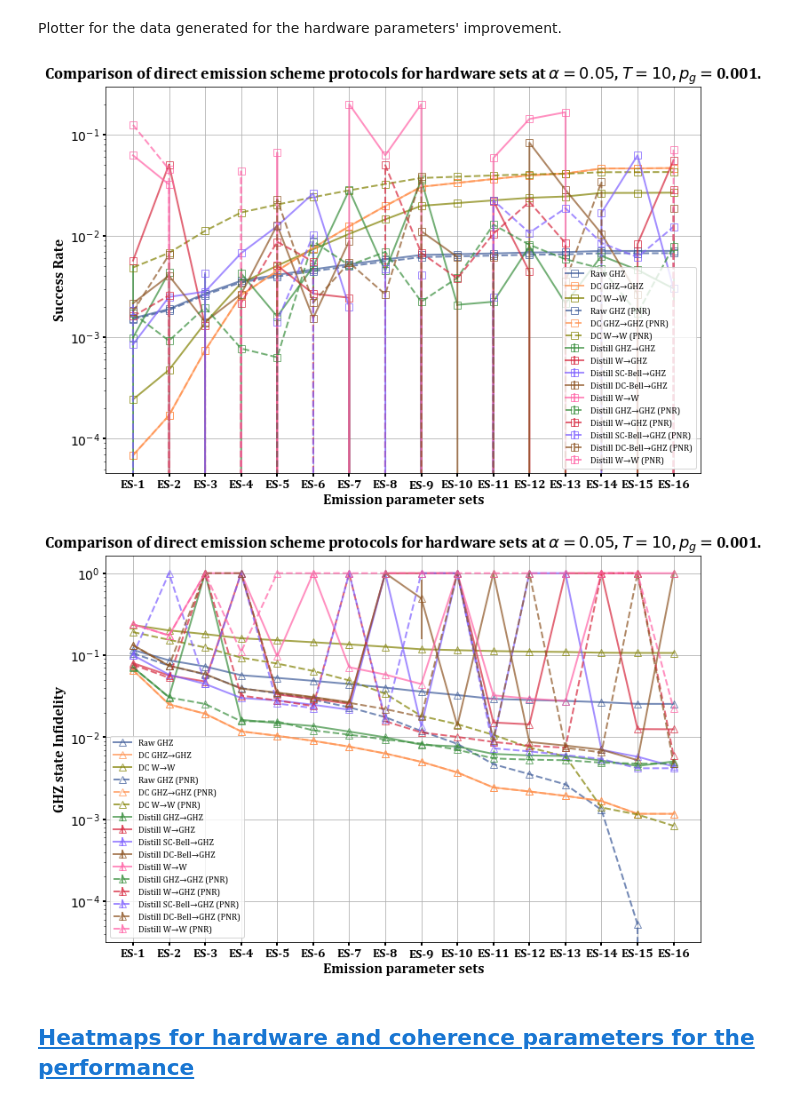
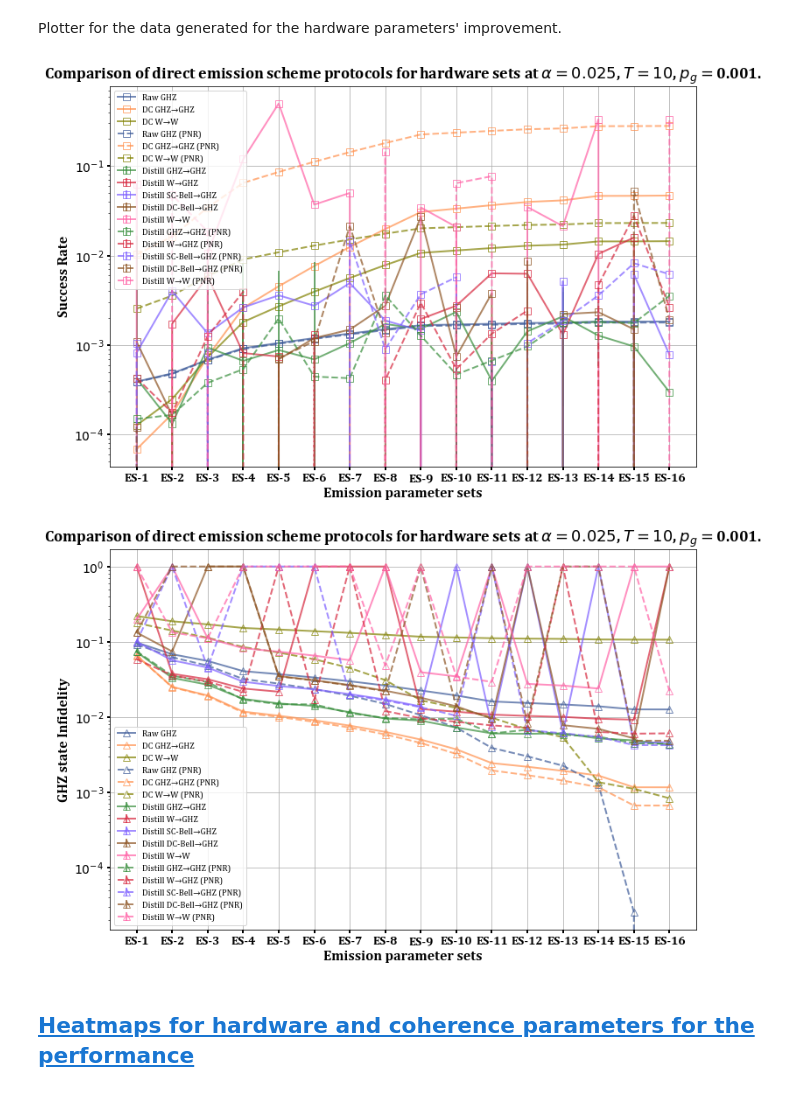
Before and after one commit to siddhantphy/emission_direct_scheme, a Jupyter notebook: results.ipynb, the cells around one changed output. Cells and saved outputs as stored; diff of their text form; code cells hidden in the pictures.

```diff
--- a/results.ipynb
+++ b/results.ipynb
@@ -47,9 +47,9 @@ pg = 0.001
 
 # bell_pair_parameters = {"ent_prot":"double_click","F_prep":0.999,"p_DE":0.01,"mu":0.95,"lambda":1,"eta":0.4474,"alpha":0.5} # FP
 # bell_pair_parameters = {"ent_prot":"double_click","F_prep":0.999,"p_DE":0.0,"mu":0.95,"lambda":1,"eta":0.4474,"alpha":0.5} # FP without p_DE
-bell_pair_parameters = {"ent_prot":"single_click","F_prep":1,"p_DE":0.0,"mu":1,"lambda":1,"eta":1,"alpha":0.05} # Noiseless
+bell_pair_parameters = {"ent_prot":"single_click","F_prep":1,"p_DE":0.0,"mu":1,"lambda":1,"eta":1,"alpha":0.025} # Noiseless
 
-qc = QuantumCircuit(0, p_g=pg, network_noise_type=107, only_GHZ=True, shots_emission_direct=shots, photon_number_resolution=True,
+qc = QuantumCircuit(0, p_g=pg, network_noise_type=101, only_GHZ=True, shots_emission_direct=shots, photon_number_resolution=False,
                     bell_pair_parameters=bell_pair_parameters, T2n_idle=coh_time, T1n_idle=coh_time,
                     T2n_link=coh_time, T1n_link=coh_time, T2e_idle=coh_time, T1e_idle=coh_time)
 # %% [output]
@@ -702,7 +697,7 @@ for coh_time in coh_times:
     raw_p.append(raw_state_qc.p_link)
     raw_inf.append(1-raw_state_qc.F_link)
 
-    dc_state_qc = QuantumCircuit(0,p_g=pg,network_noise_type=101, only_GHZ=True, shots_emission_direct=shots, photon_number_resolution=True,bell_pair_parameters=dc_bell_pair_parameters,T2n_idle=coh_time,T1n_idle=coh_time,T2n_link=coh_time,T1n_link=coh_time,T2e_idle=coh_time,T1e_idle=coh_time)
+    dc_state_qc = QuantumCircuit(0,p_g=pg,network_noise_type=101, only_GHZ=True, shots_emission_direct=shots, bell_pair_parameters=dc_bell_pair_parameters,T2n_idle=coh_time,T1n_idle=coh_time,T2n_link=coh_time,T1n_link=coh_time,T2e_idle=coh_time,T1e_idle=coh_time)
     dc_state_p.append(dc_state_qc.p_link)
     dc_state_inf.append(1-dc_state_qc.F_link)
 
@@ -755,22 +750,22 @@ for coh_time in coh_times:
     pnr_w_state_inf.append(1-w_distilled_state_qc.F_link)
     pnr_w_state_statistics.append(w_distilled_state_qc.emission_direct_statistics)
 
-    bell_sc_distilled_state_qc = QuantumCircuit(0,p_g=pg,network_noise_type=102, only_GHZ=True, shots_emission_direct=shots, bell_pair_parameters=bell_pair_parameters,T2n_idle=coh_time,T1n_idle=coh_time,T2n_link=coh_time,T1n_link=coh_time,T2e_idle=coh_time,T1e_idle=coh_time)
+    bell_sc_distilled_state_qc = QuantumCircuit(0,p_g=pg,network_noise_type=102, only_GHZ=True, shots_emission_direct=shots, photon_number_resolution=True, bell_pair_parameters=bell_pair_parameters,T2n_idle=coh_time,T1n_idle=coh_time,T2n_link=coh_time,T1n_link=coh_time,T2e_idle=coh_time,T1e_idle=coh_time)
     pnr_bell_sc_distilled_state_p.append(bell_sc_distilled_state_qc.p_link)
     pnr_bell_sc_distilled_state_inf.append(1-bell_sc_distilled_state_qc.F_link)
     pnr_bell_sc_distilled_state_statistics.append(bell_sc_distilled_state_qc.emission_direct_statistics)
 
-    bell_dc_distilled_state_qc = QuantumCircuit(0,p_g=pg,network_noise_type=102, only_GHZ=True, shots_emission_direct=shots, bell_pair_parameters=bell_dc_pair_parameters,T2n_idle=coh_time,T1n_idle=coh_time,T2n_link=coh_time,T1n_link=coh_time,T2e_idle=coh_time,T1e_idle=coh_time)
+    bell_dc_distilled_state_qc = QuantumCircuit(0,p_g=pg,network_noise_type=102, only_GHZ=True, shots_emission_direct=shots, photon_number_resolution=True, bell_pair_parameters=bell_dc_pair_parameters,T2n_idle=coh_time,T1n_idle=coh_time,T2n_link=coh_time,T1n_link=coh_time,T2e_idle=coh_time,T1e_idle=coh_time)
     pnr_bell_dc_distilled_state_p.append(bell_dc_distilled_state_qc.p_link)
     pnr_bell_dc_distilled_state_inf.append(1-bell_dc_distilled_state_qc.F_link)
     pnr_bell_dc_distilled_state_statistics.append(bell_dc_distilled_state_qc.emission_direct_statistics)
 
-    w_to_GHZ_distilled_state_qc = QuantumCircuit(0,p_g=pg,network_noise_type=107, only_GHZ=True, shots_emission_direct=shots, bell_pair_parameters=bell_pair_parameters,T2n_idle=coh_time,T1n_idle=coh_time,T2n_link=coh_time,T1n_link=coh_time,T2e_idle=coh_time,T1e_idle=coh_time)
+    w_to_GHZ_distilled_state_qc = QuantumCircuit(0,p_g=pg,network_noise_type=107, only_GHZ=True, shots_emission_direct=shots, photon_number_resolution=True, bell_pair_parameters=bell_pair_parameters,T2n_idle=coh_time,T1n_idle=coh_time,T2n_link=coh_time,T1n_link=coh_time,T2e_idle=coh_time,T1e_idle=coh_time)
     pnr_w_to_GHZ_distilled_state_p.append(w_to_GHZ_distilled_state_qc.p_link)
     pnr_w_to_GHZ_distilled_state_inf.append(1-w_to_GHZ_distilled_state_qc.F_link)
     pnr_w_to_GHZ_distilled_state_statistics.append(w_to_GHZ_distilled_state_qc.emission_direct_statistics)
 
-    w_to_GHZ_dc_state_qc = QuantumCircuit(0,p_g=pg,network_noise_type=106, only_GHZ=True, shots_emission_direct=shots, bell_pair_parameters=bell_dc_pair_parameters,T2n_idle=coh_time,T1n_idle=coh_time,T2n_link=coh_time,T1n_link=coh_time,T2e_idle=coh_time,T1e_idle=coh_time)
+    w_to_GHZ_dc_state_qc = QuantumCircuit(0,p_g=pg,network_noise_type=106, only_GHZ=True, shots_emission_direct=shots, photon_number_resolution=True, bell_pair_parameters=bell_dc_pair_parameters,T2n_idle=coh_time,T1n_idle=coh_time,T2n_link=coh_time,T1n_link=coh_time,T2e_idle=coh_time,T1e_idle=coh_time)
     pnr_w_to_GHZ_dc_state_p.append(w_to_GHZ_dc_state_qc.p_link)
     pnr_w_to_GHZ_dc_state_inf.append(1-w_to_GHZ_dc_state_qc.F_link)
 
@@ -1061,7 +1056,7 @@ timestamp = datetime.now().strftime("%Y_%m_%d_%H_%M_%S")
 coh_time = 10
 
 # Operational point for alpha
-alpha = 0.05
+alpha = 0.025
 
 # Gate error in GHZ generation
 pg = 0.001
@@ -1189,7 +1184,7 @@ for bell_pair_parameter_set in bell_pair_parameters_list:
 
     dc_bell_pair_parameters = bell_pair_parameter_set.copy()
     dc_bell_pair_parameters["alpha"] = 0.5
-    dc_state_qc = QuantumCircuit(0, p_g=pg,network_noise_type=101, only_GHZ=True, shots_emission_direct=shots, bell_pair_parameters=dc_bell_pair_parameters, T2n_idle=coh_time, T1n_idle=coh_time, T2n_link=coh_time, T1n_link=coh_time, T2e_idle=coh_time, T1e_idle=coh_time)
+    dc_state_qc = QuantumCircuit(0, p_g=pg,network_noise_type=101, only_GHZ=True, shots_emission_direct=shots,photon_number_resolution=True, bell_pair_parameters=dc_bell_pair_parameters, T2n_idle=coh_time, T1n_idle=coh_time, T2n_link=coh_time, T1n_link=coh_time, T2e_idle=coh_time, T1e_idle=coh_time)
     pnr_dc_state_p.append(dc_state_qc.p_link)
     pnr_dc_state_inf.append(1-dc_state_qc.F_link)
 
@@ -1355,7 +1350,7 @@ import re
 import numpy as np
 
 # Load the results from the JSON file
-hardware_parameters_data = rf"output_data\simulation_data\2025_07_07_16_49_49_data_hardware_parameters_improvement_success_rates_shots_2_alpha_0.05_cohtime_10_pg_0.001.json"
+hardware_parameters_data = rf"output_data\simulation_data\2025_07_07_17_13_42_data_hardware_parameters_improvement_success_rates_shots_2_alpha_0.025_cohtime_10_pg_0.001.json"
 with open(hardware_parameters_data, "r") as json_file:
     results_dict = json.load(json_file)
 
@@ -1494,35 +1489,35 @@ ax_2.errorbar(pnr_x_positions, pnr_w_to_GHZ_distilled_state_inf, yerr=[np.std(1-
 ax_2.plot(pnr_x_positions, pnr_w_to_GHZ_dc_state_inf, marker='^', color='#808000', label='DC W→W (PNR)', linestyle='--', linewidth=2, markersize=8, markerfacecolor='none', alpha=0.7)  # Olive
 
 # Enable grid
 ax_2.grid(True)
 
 # Set y-axis to log scale
 # ax_2.set_xscale('log')
 ax_2.set_yscale('log')
 
 # Set bold axis ticks and labels
 ax_2.set_xticks(x_positions)
 ax_2.set_xticklabels([f'ES-{i+1}' for i in x_positions], fontsize=12, fontweight='bold', fontdict={'family': 'Cambria'})
 ax_2.tick_params(axis='both', which='major', labelsize=14, labelcolor='black', width=2)
 ax_2.set_xlabel(r'Emission parameter sets', fontsize=16, fontweight='bold', fontdict={'family': 'Cambria'})
 ax_2.set_ylabel('GHZ state Infidelity', fontsize=16, fontweight='bold', fontdict={'family': 'Cambria'})
 
 # Set title and legend
 ax_2.set_title(
     rf'Comparison of direct emission scheme protocols for hardware sets at $\alpha={alpha_str}$, $T={coh_time_str}$, $p_g=${pg_str}',
     fontsize=18, fontweight='bold', fontdict={'family': 'Cambria'}
 )
 ax_2.legend(fontsize=16, prop={'family': 'Cambria'})  # Increased fontsize
 
 # Show the plot
 plt.show()
 
 # Save the plots as PDFs
 fig.savefig(hardware_parameters_data.replace(".json", "_plot_success_rates.pdf").replace("simulation_data","figures"), dpi=300, bbox_inches='tight')
 fig_2.savefig(hardware_parameters_data.replace(".json", "_plot_infidelity.pdf").replace("simulation_data","figures"), dpi=300, bbox_inches='tight')
 # %% [output]
-[figure, old version]
+[figure, new version]
-[figure, old version]
+[figure, new version]
 # %% [markdown]
 ## <a id='toc4_5_'></a>[Heatmaps for hardware and coherence parameters for the performance](#toc0_)
 # %% [markdown]
```
Also changed, not shown: parts of 3 cells of this notebook, 4 other files.
